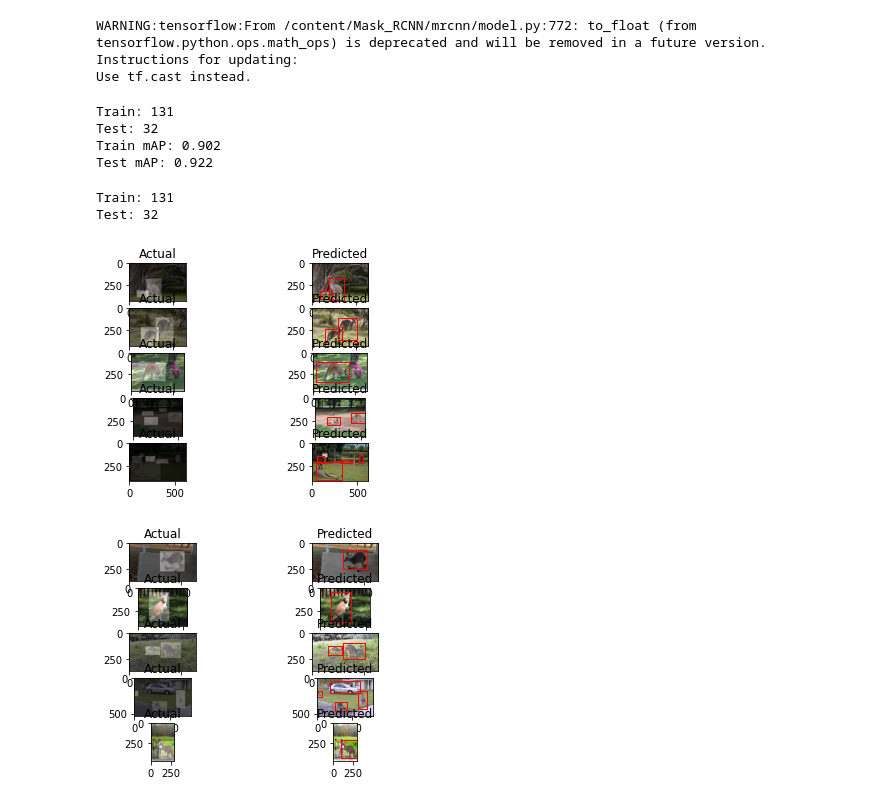
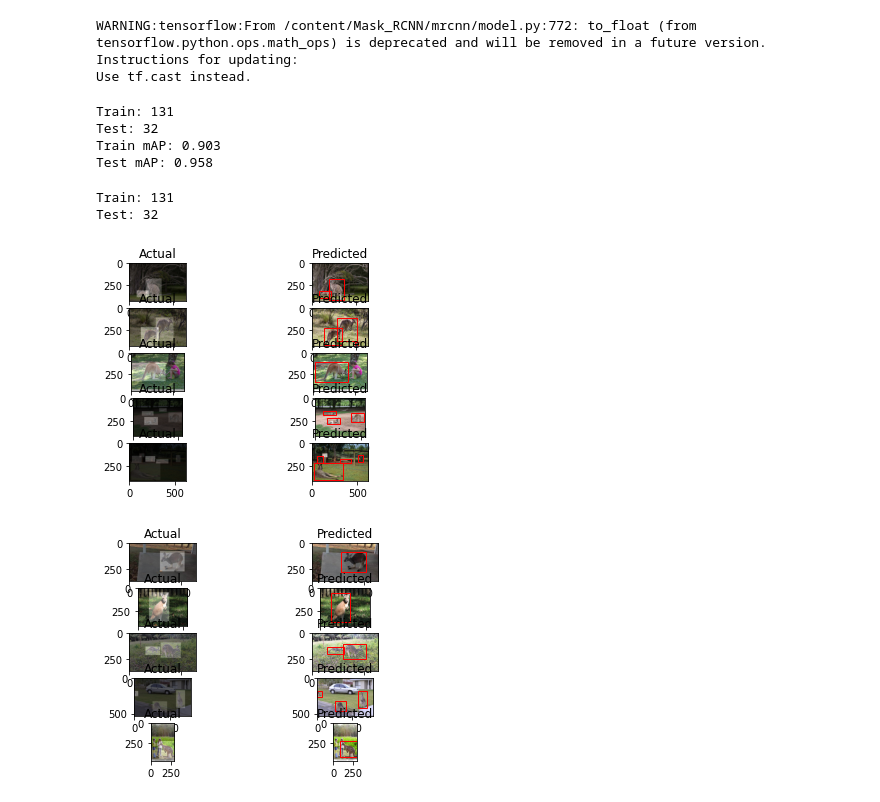
Before and after one commit to ayyucedemirbas/Mask_R-CNN_object_detection, a Jupyter notebook: One_class_object_detection.ipynb, the cells around one changed output. Cells and saved outputs as stored; diff of their text form; code cells hidden in the pictures.

```diff
--- a/One_class_object_detection.ipynb
+++ b/One_class_object_detection.ipynb
@@ -844,7 +854,7 @@ cfg = PredictionConfig()
 # define the model
 model = MaskRCNN(mode='inference', model_dir='./', config=cfg)
 # load model weights
-model.load_weights('kangaroo_cfg20211008T1000/mask_rcnn_kangaroo_cfg_0004.h5', by_name=True)
+model.load_weights('kangaroo_cfg20211008T1105/mask_rcnn_kangaroo_cfg_0004.h5', by_name=True)
 # evaluate model on training dataset
 train_mAP = evaluate_model(train_set, model, cfg)
 print("Train mAP: %.3f" % train_mAP)
@@ -854,8 +864,8 @@ print("Test mAP: %.3f" % test_mAP)
 # %% [output]
 Train: 131
 Test: 32
-Train mAP: 0.902
-Test mAP: 0.922
+Train mAP: 0.903
+Test mAP: 0.958
 # %%
 # plot a number of photos with ground truth and predictions
 def plot_actual_vs_predicted(dataset, model, cfg, n_images=5):
@@ -1026,33 +1036,33 @@ def plot_actual_vs_predicted(dataset, model, cfg, n_images=5):
 			# create the shape
 			rect = Rectangle((x1, y1), width, height, fill=False, color='red')
 			# draw the box
 			ax.add_patch(rect)
 	# show the figure
 	pyplot.show()
 
 # load the train dataset
 train_set = KangarooDataset()
 train_set.load_dataset('kangaroo', is_train=True)
 train_set.prepare()
 print('Train: %d' % len(train_set.image_ids))
 # load the test dataset
 test_set = KangarooDataset()
 test_set.load_dataset('kangaroo', is_train=False)
 test_set.prepare()
 print('Test: %d' % len(test_set.image_ids))
 # create config
 cfg = PredictionConfig()
 # define the model
 model = MaskRCNN(mode='inference', model_dir='./', config=cfg)
 # load model weights
-model_path = 'kangaroo_cfg20211008T1000/mask_rcnn_kangaroo_cfg_0004.h5'
+model_path = 'kangaroo_cfg20211008T1105/mask_rcnn_kangaroo_cfg_0004.h5'
 model.load_weights(model_path, by_name=True)
 # plot predictions for train dataset
 plot_actual_vs_predicted(train_set, model, cfg)
 # plot predictions for test dataset
 plot_actual_vs_predicted(test_set, model, cfg)
 # %% [output]
 Train: 131
 Test: 32
-[figure, old version]
+[figure, new version]
-[figure, old version]
+[figure, new version]
```
Also changed, not shown: parts of 7 cells of this notebook.
